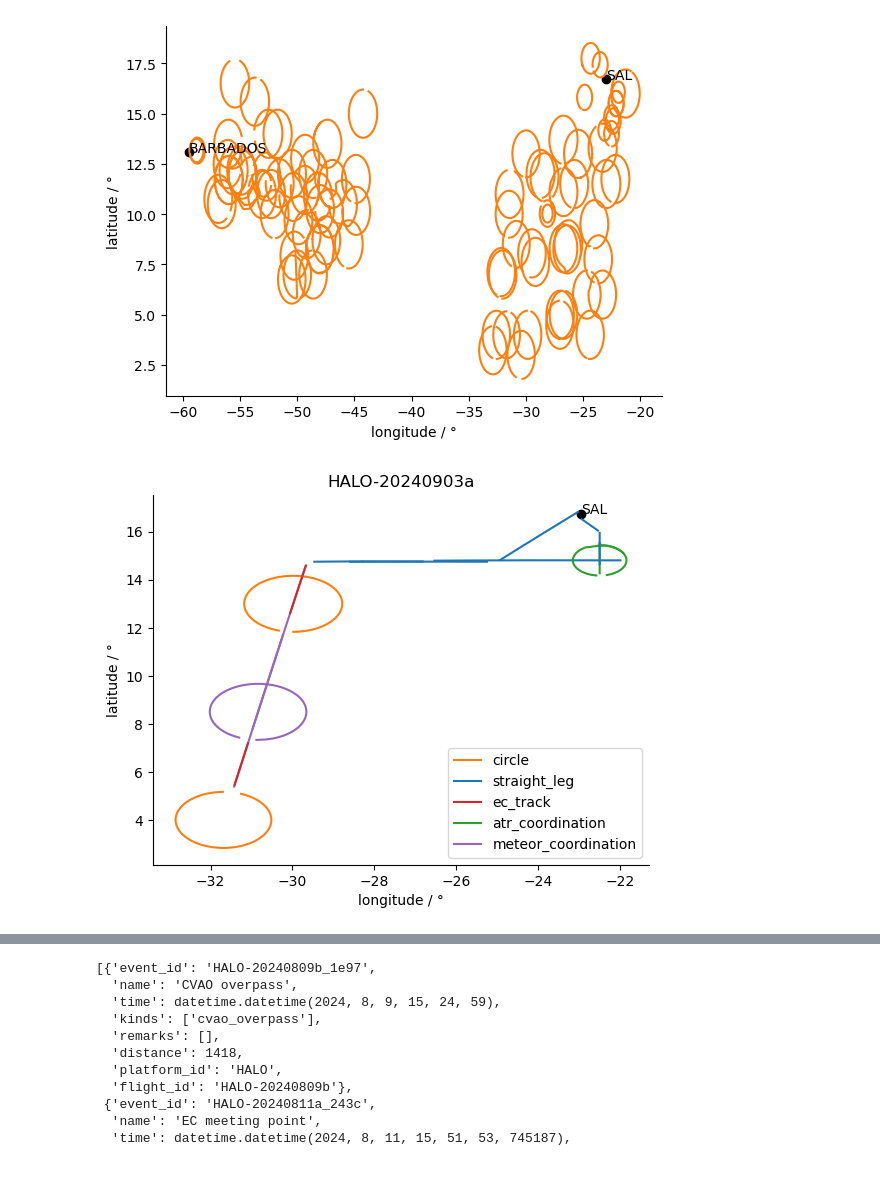
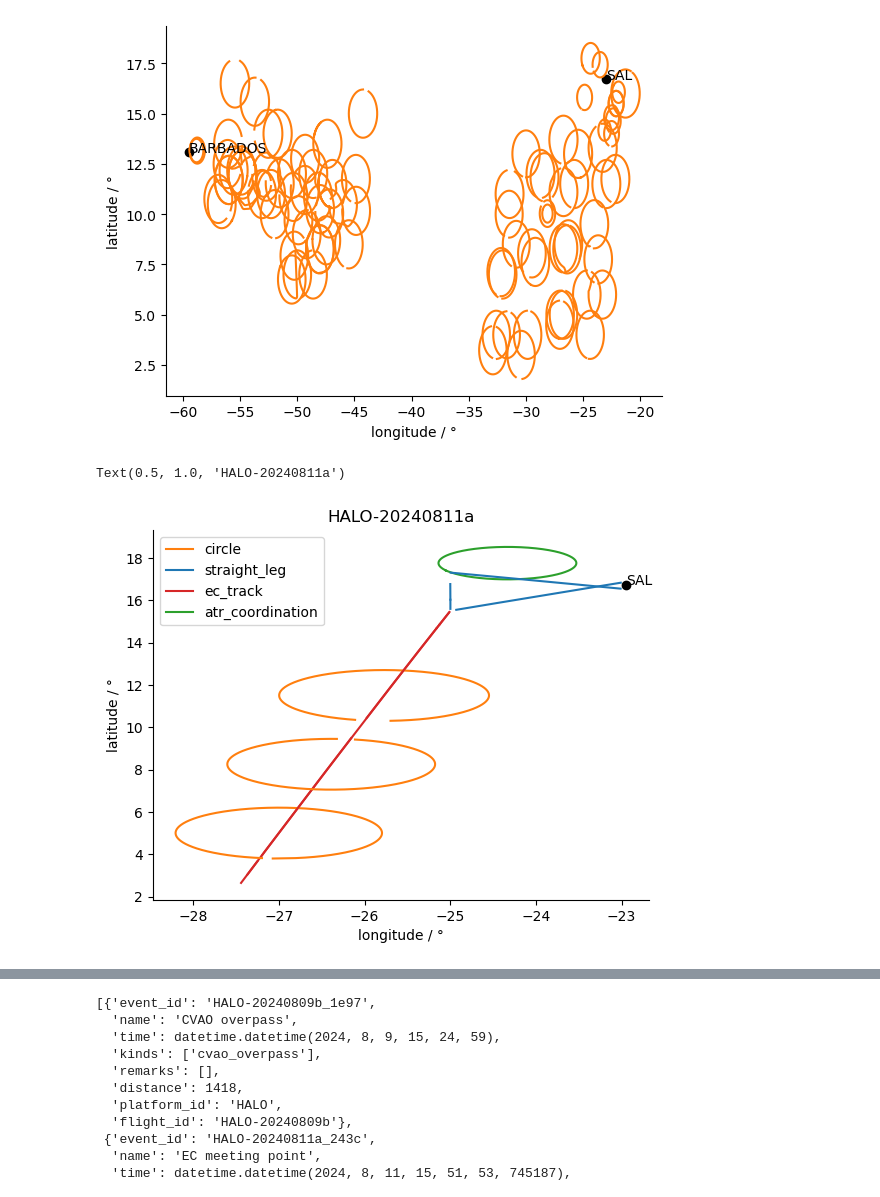
Before and after one commit to allison-wing/PICCOLO, a Jupyter notebook: read_HALO_flightseg.ipynb, the cells around one changed output, grey strips where cells are left out. Cells and saved outputs as stored; diff of their text form; code cells hidden in the pictures.

Commit message:
updated to new HALO position_attitude file format

```diff
--- a/read_HALO_flightseg.ipynb
+++ b/read_HALO_flightseg.ipynb
@@ -78,9 +81,16 @@ kinds
 # %%
 # Grab all segments of a specific kind
-def get_halo_position_attitude(flight_id):
-    root = "ipns://latest.orcestra-campaign.org/products/HALO/position_attitude"
-    return (xr.open_dataset(f"{root}/{flight_id}.zarr", engine="zarr")
-            .reset_coords().resample(time="1s").mean().load())
+def get_halo_position(freq="1s"):
+    """Return the HALO position at a given time frequency."""
+    # root = "ipns://latest.orcestra-campaign.org"
+    root = "ipfs://QmWyyXuoTGJbf9MGSEjsfAdZzX8fWPfJByDgTb1yR9LWUg"
+    return (
+        xr.open_dataset(f"{root}/products/HALO/position_attitude.zarr", engine="zarr")
+        .reset_coords(("lat", "lon"))[["lat", "lon"]]
+        .resample(time=freq)
+        .mean()
+        .load()
+    )
 
 def kinds2color(kinds):
     if "circle" and "atr_coordination" in kinds:
@@ -98,12 +108,12 @@ def kinds2color(kinds):
     return "C0"
 # %%
 #Plot all Circles
+ds = get_halo_position()
 
 fig, ax = plt.subplots()
 kind = "circle"
 
 for f in flight_ids:
-    ds = get_halo_position_attitude(f)
     for s in segments:
         if kind in s["kinds"] and f==s["flight_id"]:
             t = slice(s["start"], s["end"])
@@ -121,27 +131,27 @@ ax.spines[['right', 'top']].set_visible(False)
 # %%
 #Plot all segments of a specific flight
 
-flight = "HALO-20240903a"
-ds = get_halo_position_attitude(flight)
+ds = get_halo_position()
 
+flight_id = "HALO-20240811a"
 fig, ax = plt.subplots()
-for s in meta["HALO"][flight]["segments"]:
+for s in meta["HALO"][flight_id]["segments"]:
     t = slice(s["start"], s["end"])
     ax.plot(ds.lon.sel(time=t), ds.lat.sel(time=t), c=kinds2color(s["kinds"]))#, label=s["name"])
 
-for k in ["circle", "straight_leg", "ec_track", "atr_coordination","meteor_coordination"]:
+for k in ["circle", "straight_leg", "ec_track", "atr_coordination"]:
     ax.plot([], [], color=kinds2color(k), label=k)
 
-plt.scatter(sal.lon, sal.lat, marker="o", color="k")
-plt.annotate("SAL", (sal.lon, sal.lat))
-plt.annotate("BARBADOS", (tbpb.lon, tbpb.lat))
+ax.scatter(sal.lon, sal.lat, marker="o", color="k")
+ax.annotate("SAL", (sal.lon, sal.lat))
 
 ax.set_xlabel("longitude / °")
 ax.set_ylabel("latitude / °")
 ax.spines[['right', 'top']].set_visible(False)
 ax.legend()
-plt.title(flight);
+ax.set_title(flight_id)
 # %% [output]
+Text(0.5, 1.0, 'HALO-20240811a')
-[figure, old version]
+[figure, new version]
 # %%
 # Plot all Meteor Coordination segments
```
Also changed, not shown: parts of 11 cells of this notebook.
